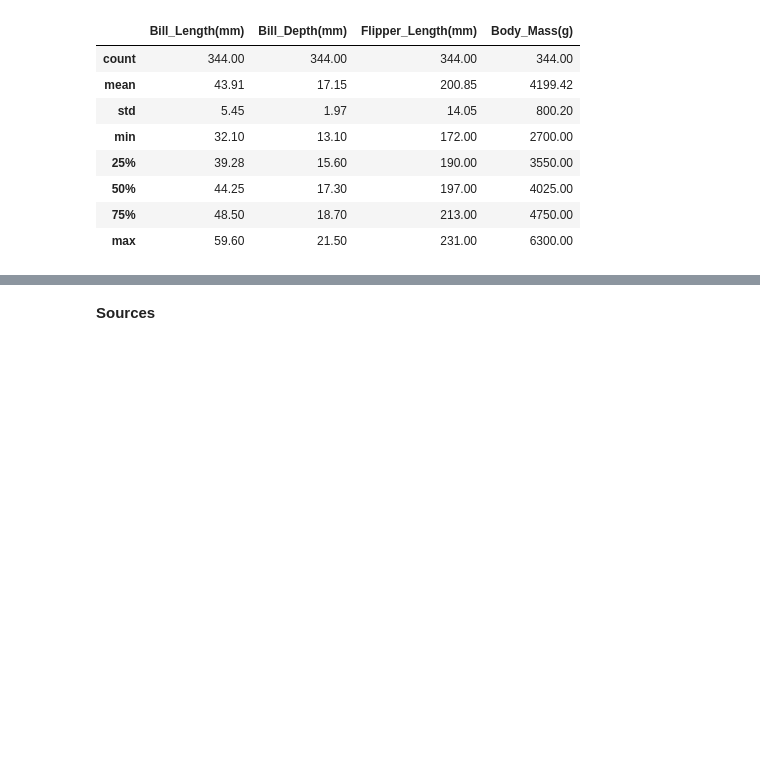
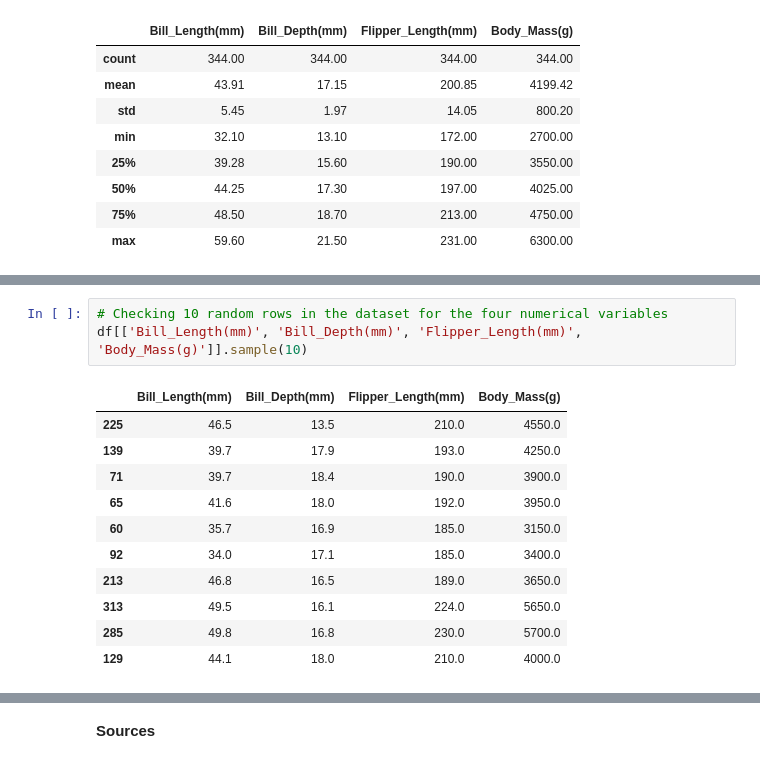
Before and after one commit to Cecilia8989/fund_data_analysis, a Jupyter notebook: task.ipynb, the cells around one changed output, grey strips where cells are left out. Drawn from its saved outputs; the diff is of its cells as text; blank space fills up the shorter version.

```diff
--- a/task.ipynb
+++ b/task.ipynb
@@ -558,0 +681,15 @@ df.describe().round(2)
+# %%
+# Checking 10 random rows in the dataset for the four numerical variables
+df[['Bill_Length(mm)', 'Bill_Depth(mm)', 'Flipper_Length(mm)', 'Body_Mass(g)']].sample(10)
+# %% [output]
+|  | Bill_Length(mm) | Bill_Depth(mm) | Flipper_Length(mm) | Body_Mass(g) |
+| 225 | 46.5 | 13.5 | 210.0 | 4550.0 |
+| 139 | 39.7 | 17.9 | 193.0 | 4250.0 |
+| 71 | 39.7 | 18.4 | 190.0 | 3900.0 |
+| 65 | 41.6 | 18.0 | 192.0 | 3950.0 |
+| 60 | 35.7 | 16.9 | 185.0 | 3150.0 |
+| 92 | 34.0 | 17.1 | 185.0 | 3400.0 |
+| 213 | 46.8 | 16.5 | 189.0 | 3650.0 |
+| 313 | 49.5 | 16.1 | 224.0 | 5650.0 |
+| 285 | 49.8 | 16.8 | 230.0 | 5700.0 |
+| 129 | 44.1 | 18.0 | 210.0 | 4000.0 |
```
Also changed, not shown: parts of 23 cells of this notebook, 2 other files.
